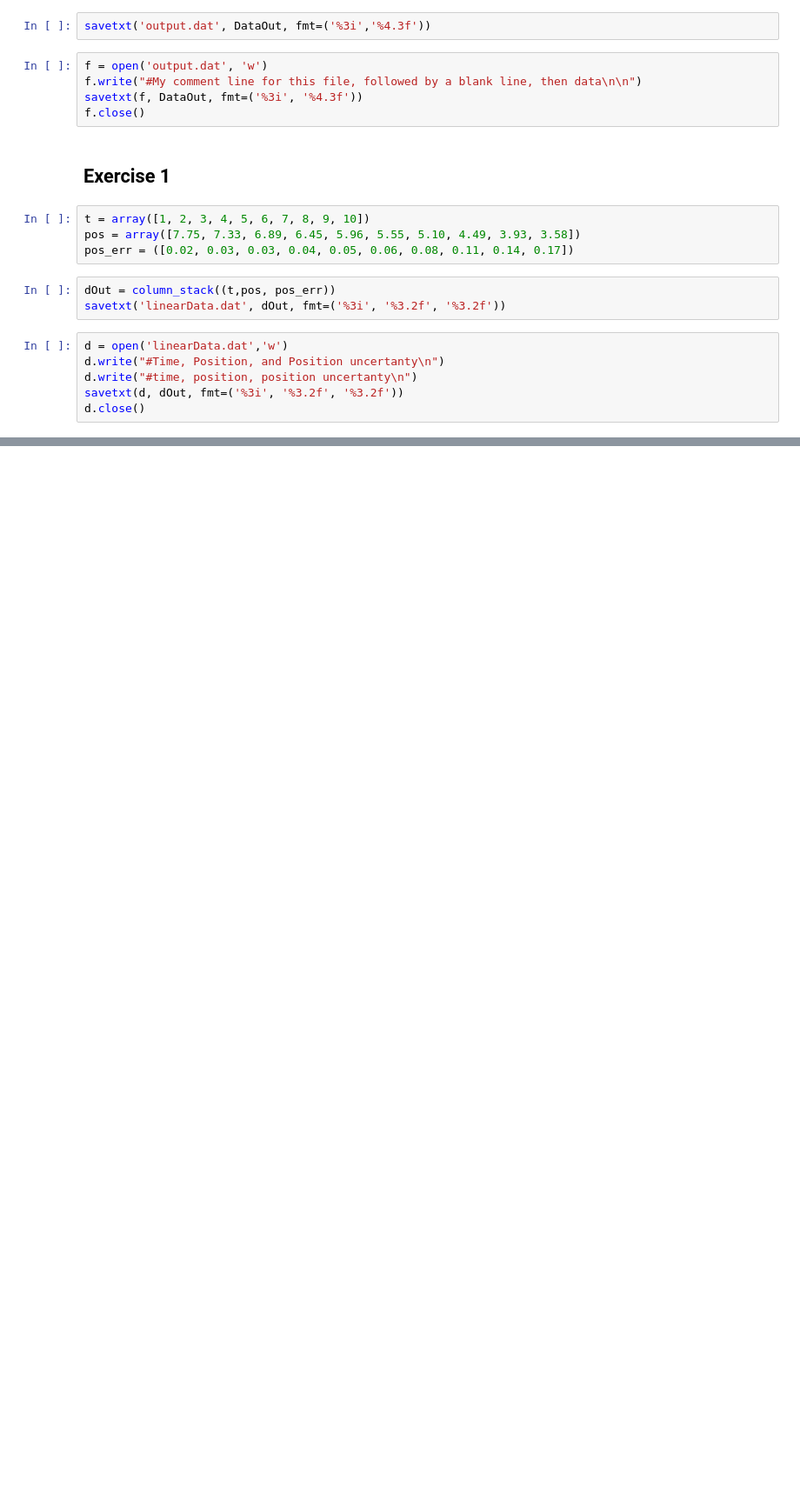
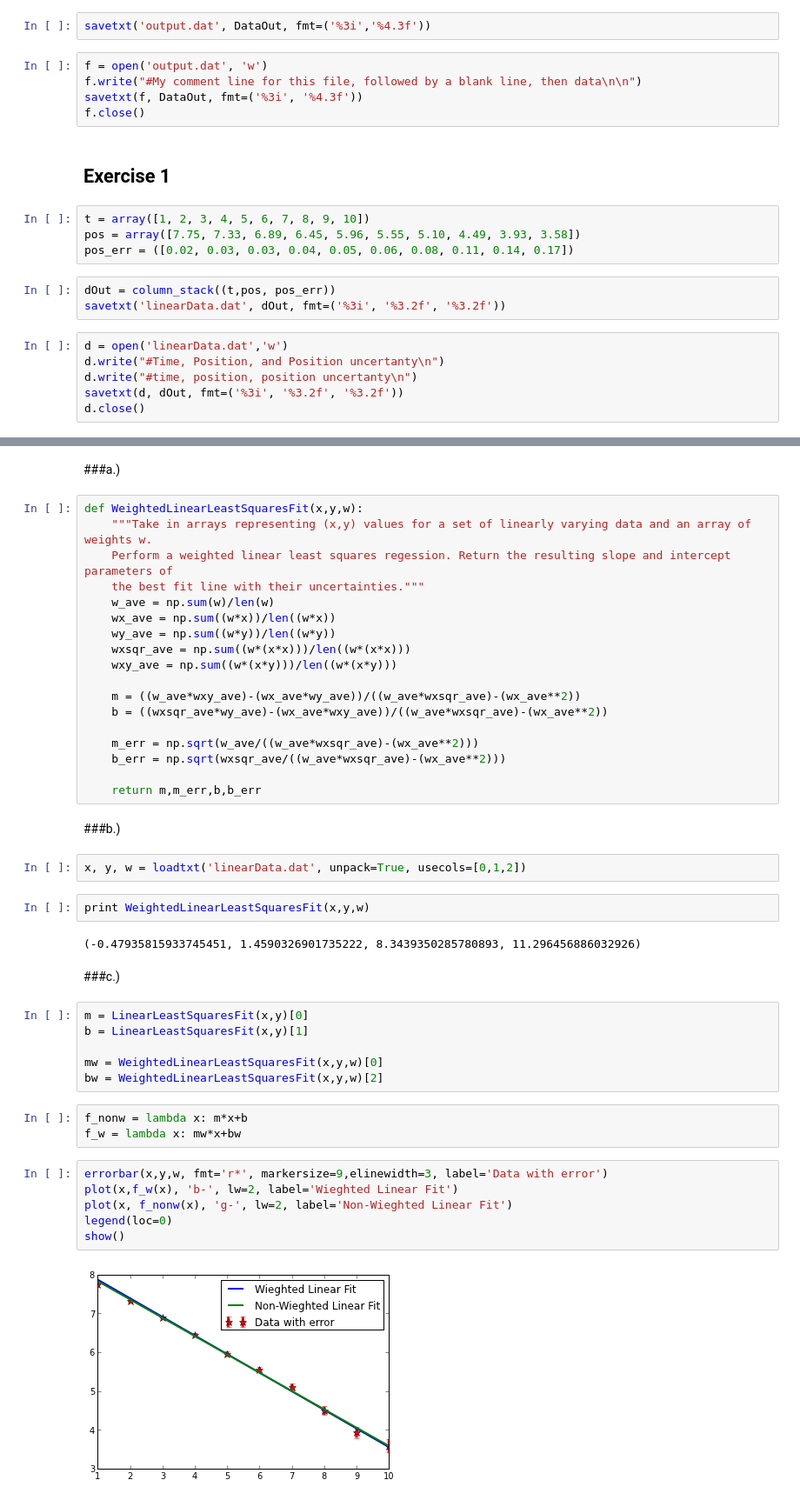
Before and after one commit to npilgram/PHYS202-S13, a Jupyter notebook: Week9/DataIO-LinearRegression.ipynb, the cells around one changed output, grey strips where cells are left out. Shown at 87% size. Drawn from its saved outputs; the diff is of its cells as text; blank space fills up the shorter version.

```diff
--- a/Week9/DataIO-LinearRegression.ipynb
+++ b/Week9/DataIO-LinearRegression.ipynb
@@ -81,0 +147,47 @@ d.close()
+# %% [markdown]
+###a.)
+# %%
+def WeightedLinearLeastSquaresFit(x,y,w):
+    """Take in arrays representing (x,y) values for a set of linearly varying data and an array of weights w.
+    Perform a weighted linear least squares regession. Return the resulting slope and intercept parameters of
+    the best fit line with their uncertainties."""
+    w_ave = np.sum(w)/len(w)
+    wx_ave = np.sum((w*x))/len((w*x))
+    wy_ave = np.sum((w*y))/len((w*y))
+    wxsqr_ave = np.sum((w*(x*x)))/len((w*(x*x)))
+    wxy_ave = np.sum((w*(x*y)))/len((w*(x*y)))
+
+    m = ((w_ave*wxy_ave)-(wx_ave*wy_ave))/((w_ave*wxsqr_ave)-(wx_ave**2))
+    b = ((wxsqr_ave*wy_ave)-(wx_ave*wxy_ave))/((w_ave*wxsqr_ave)-(wx_ave**2))
+
+    m_err = np.sqrt(w_ave/((w_ave*wxsqr_ave)-(wx_ave**2)))
+    b_err = np.sqrt(wxsqr_ave/((w_ave*wxsqr_ave)-(wx_ave**2)))
+
+    return m,m_err,b,b_err
+# %% [markdown]
+###b.)
+# %%
+x, y, w = loadtxt('linearData.dat', unpack=True, usecols=[0,1,2])
+# %%
+print WeightedLinearLeastSquaresFit(x,y,w)
+# %% [output]
+(-0.47935815933745451, 1.4590326901735222, 8.3439350285780893, 11.296456886032926)
+# %% [markdown]
+###c.)
+# %%
+m = LinearLeastSquaresFit(x,y)[0]
+b = LinearLeastSquaresFit(x,y)[1]
+
+mw = WeightedLinearLeastSquaresFit(x,y,w)[0]
+bw = WeightedLinearLeastSquaresFit(x,y,w)[2]
+# %%
+f_nonw = lambda x: m*x+b
+f_w = lambda x: mw*x+bw
+# %%
+errorbar(x,y,w, fmt='r*', markersize=9,elinewidth=3, label='Data with error')
+plot(x,f_w(x), 'b-', lw=2, label='Wieghted Linear Fit')
+plot(x, f_nonw(x), 'g-', lw=2, label='Non-Wieghted Linear Fit')
+legend(loc=0)
+show()
+# %% [output]
+[figure, added]
```
Also changed, not shown: parts of 12 cells of this notebook, 1 other file.
